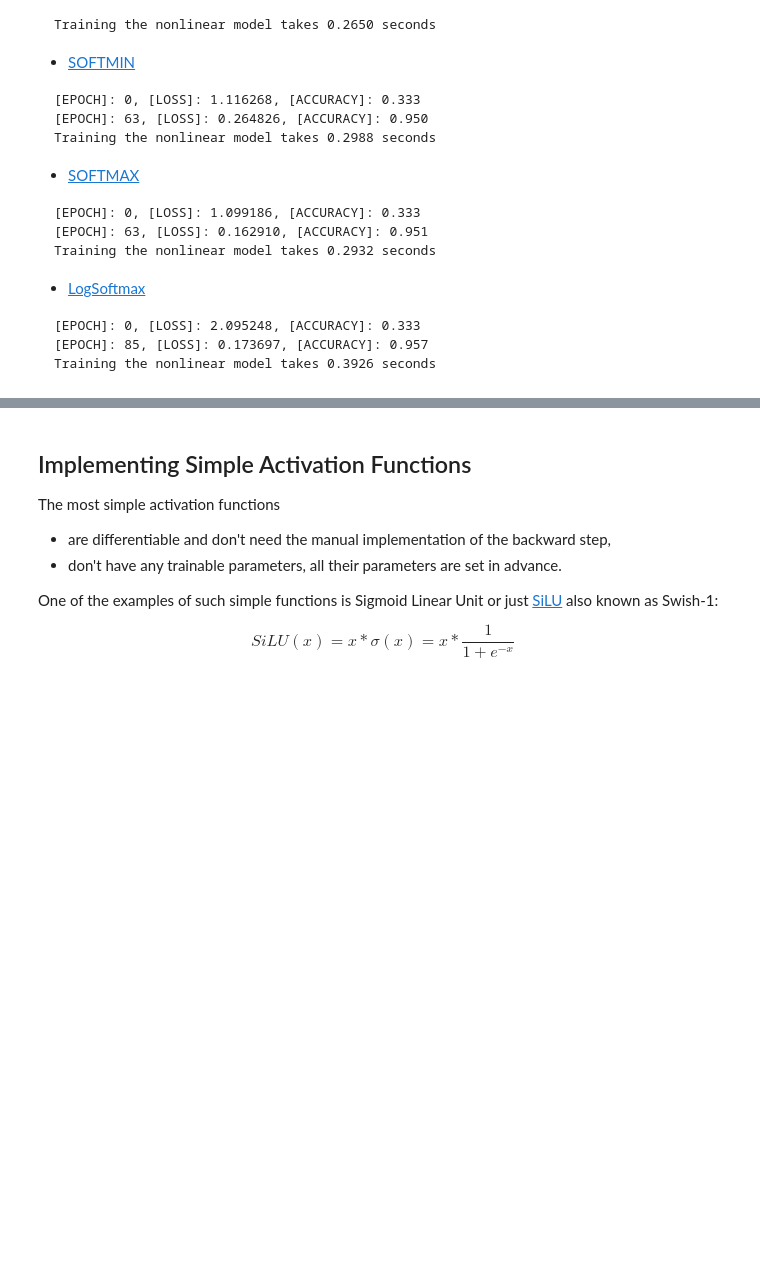
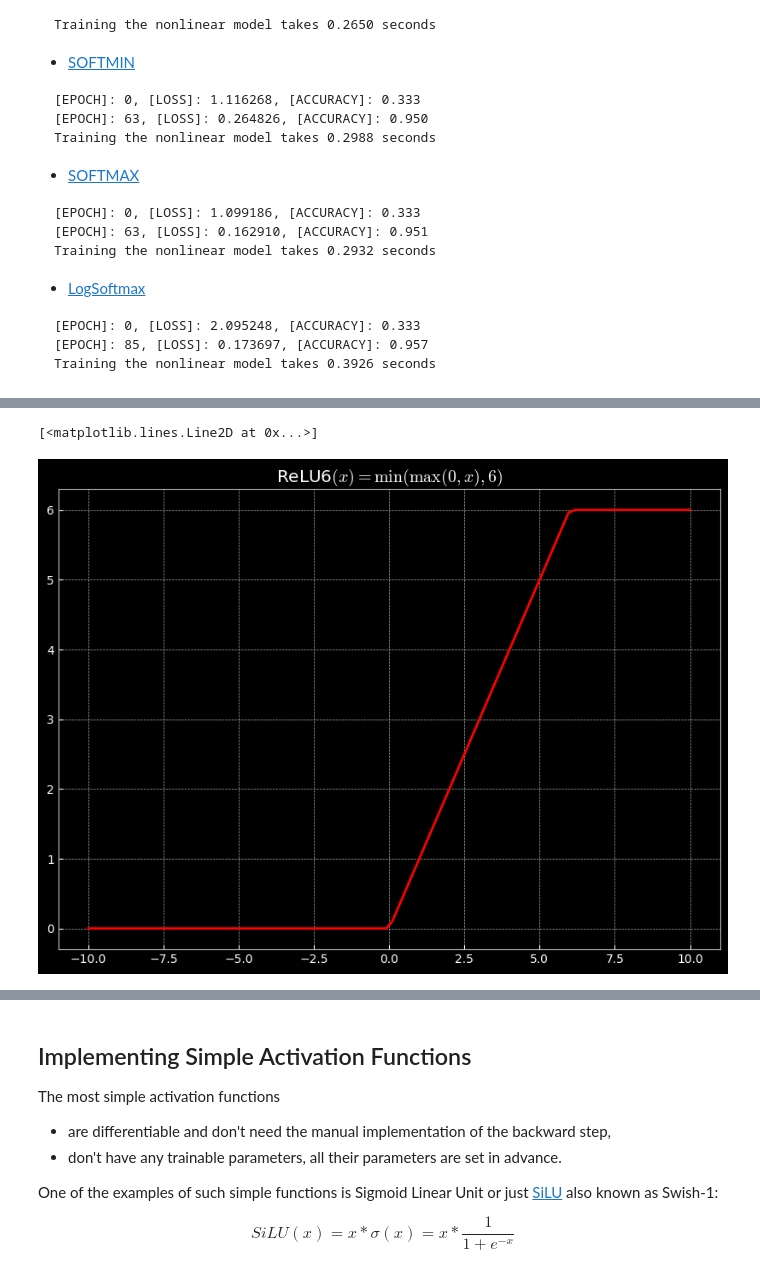
Before and after one commit to xevor11/SURF-TF-Model, a Jupyter notebook: DL4spiral-classification.ipynb, the cells around one changed output, grey strips where cells are left out. Drawn from its saved outputs; the diff is of its cells as text; code cells hidden in the pictures; blank space fills up the shorter version.

```diff
--- a/DL4spiral-classification.ipynb
+++ b/DL4spiral-classification.ipynb
@@ -378,0 +548,14 @@ Training the nonlinear model takes 0.3926 seconds
+# %%
+def relu6(x):
+    return np.minimum(np.maximum(0, x), 6)
+
+fig = plt.figure(figsize=(10,7))
+ax = plt.axes()
+
+plt.title(r"ReLU6$(x) = \min(\max(0,x), 6)$")
+
+xx = np.linspace(-10, 10, 100)
+ax.plot(xx, relu6(xx), '-r')
+# %% [output]
+[<matplotlib.lines.Line2D at 0x...>]
+[figure, added]
```
Also changed, not shown: parts of 40 cells of this notebook.
